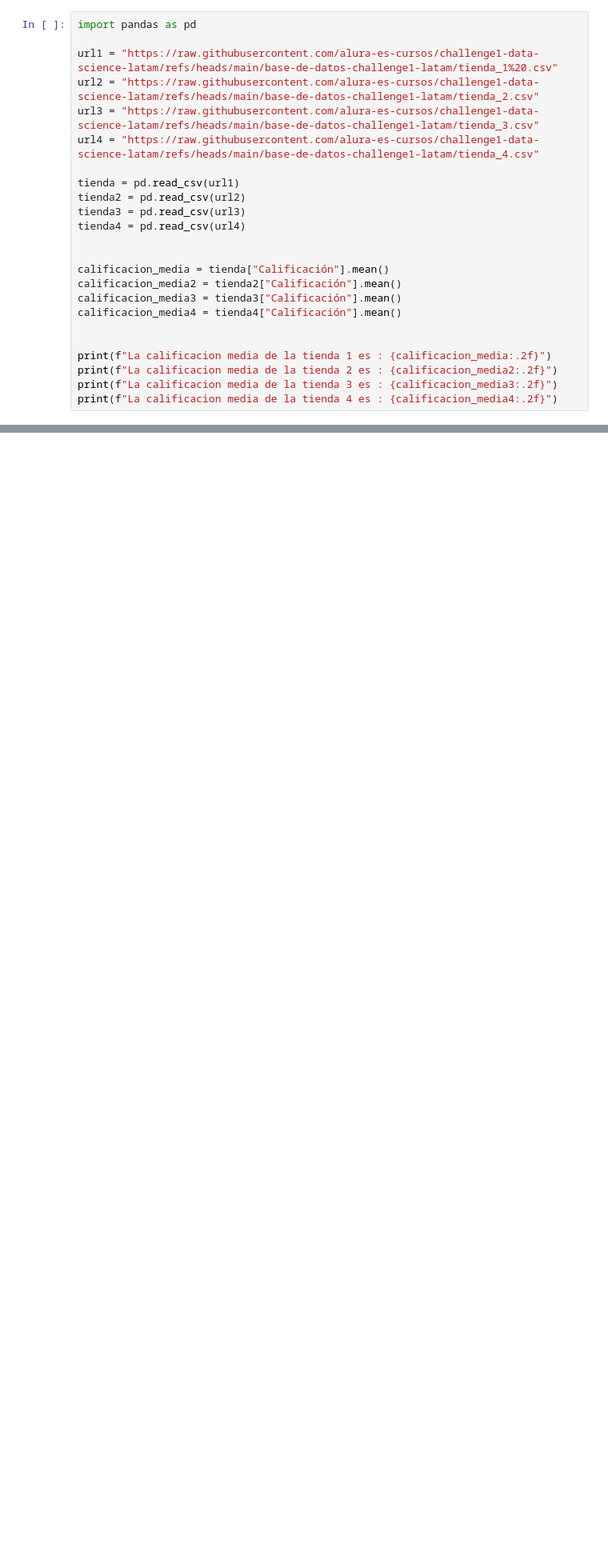
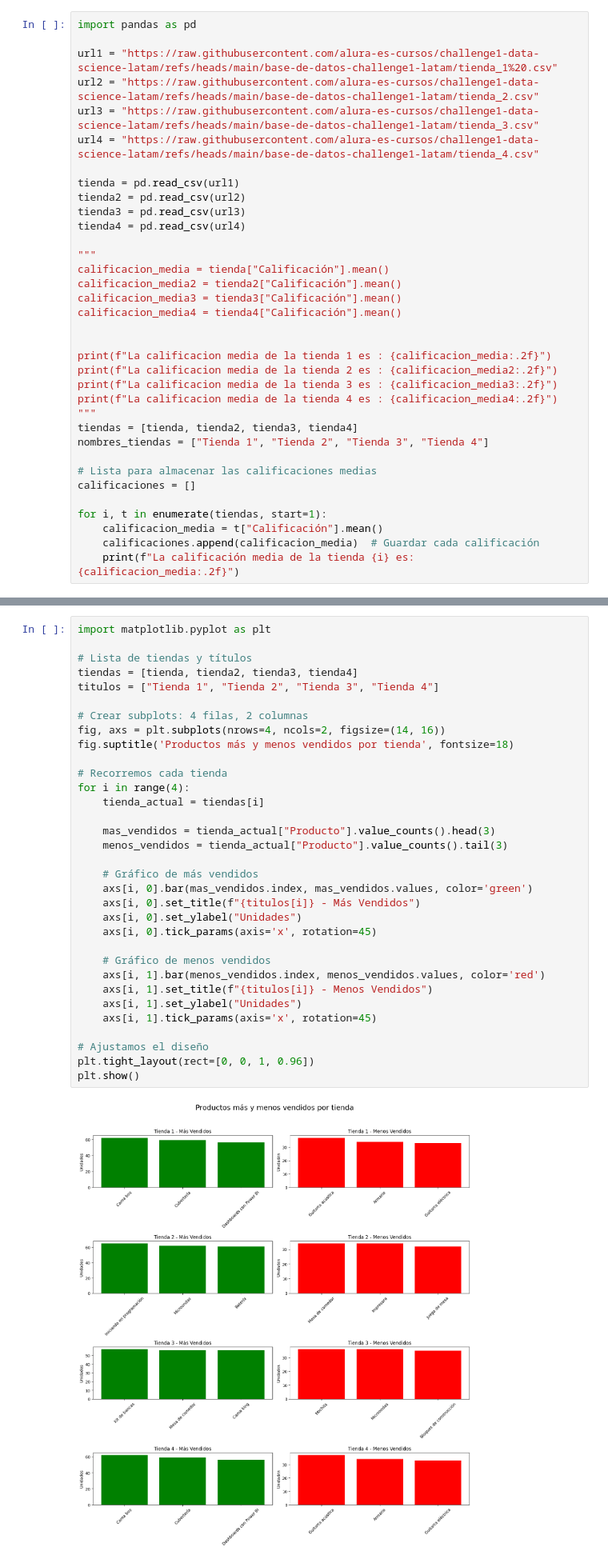
Before and after one commit to Lucas-Jimenez-uribe/alura-store, a Jupyter notebook: AluraStoreLatam.ipynb, the cells around one changed output, grey strips where cells are left out. Shown at 80% size. Saved outputs shown, nothing was run; the diff lists cells and outputs as text; blank space fills up the shorter version.

Commit message:
productos mas o menos vendidos y actulizacion de media de calificaciones

```diff
--- a/AluraStoreLatam.ipynb
+++ b/AluraStoreLatam.ipynb
@@ -163,7 +163,7 @@ tienda2 = pd.read_csv(url2)
 tienda3 = pd.read_csv(url3)
 tienda4 = pd.read_csv(url4)
 
-
+"""
 calificacion_media = tienda["Calificación"].mean()
 calificacion_media2 = tienda2["Calificación"].mean()
 calificacion_media3 = tienda3["Calificación"].mean()
@@ -174,4 +174,15 @@ print(f"La calificacion media de la tienda 1 es : {calificacion_media:.2f}")
 print(f"La calificacion media de la tienda 2 es : {calificacion_media2:.2f}")
 print(f"La calificacion media de la tienda 3 es : {calificacion_media3:.2f}")
 print(f"La calificacion media de la tienda 4 es : {calificacion_media4:.2f}")
+"""
+tiendas = [tienda, tienda2, tienda3, tienda4]
+nombres_tiendas = ["Tienda 1", "Tienda 2", "Tienda 3", "Tienda 4"]
+
+# Lista para almacenar las calificaciones medias
+calificaciones = []
+
+for i, t in enumerate(tiendas, start=1):
+    calificacion_media = t["Calificación"].mean()
+    calificaciones.append(calificacion_media)  # Guardar cada calificación
+    print(f"La calificación media de la tienda {i} es: {calificacion_media:.2f}")
 # %% [output]
@@ -207,2 +252,37 @@ plt.show()
+# %%
+import matplotlib.pyplot as plt
+
+# Lista de tiendas y títulos
+tiendas = [tienda, tienda2, tienda3, tienda4]
+titulos = ["Tienda 1", "Tienda 2", "Tienda 3", "Tienda 4"]
+
+# Crear subplots: 4 filas, 2 columnas
+fig, axs = plt.subplots(nrows=4, ncols=2, figsize=(14, 16))
+fig.suptitle('Productos más y menos vendidos por tienda', fontsize=18)
+
+# Recorremos cada tienda
+for i in range(4):
+    tienda_actual = tiendas[i]
+
+    mas_vendidos = tienda_actual["Producto"].value_counts().head(3)
+    menos_vendidos = tienda_actual["Producto"].value_counts().tail(3)
+
+    # Gráfico de más vendidos
+    axs[i, 0].bar(mas_vendidos.index, mas_vendidos.values, color='green')
+    axs[i, 0].set_title(f"{titulos[i]} - Más Vendidos")
+    axs[i, 0].set_ylabel("Unidades")
+    axs[i, 0].tick_params(axis='x', rotation=45)
+
+    # Gráfico de menos vendidos
+    axs[i, 1].bar(menos_vendidos.index, menos_vendidos.values, color='red')
+    axs[i, 1].set_title(f"{titulos[i]} - Menos Vendidos")
+    axs[i, 1].set_ylabel("Unidades")
+    axs[i, 1].tick_params(axis='x', rotation=45)
+
+# Ajustamos el diseño
+plt.tight_layout(rect=[0, 0, 1, 0.96])
+plt.show()
+# %% [output]
+[figure, added]
 # %% [markdown]
 # 5. Envío promedio por tienda
```
Also changed, not shown: parts of 3 cells of this notebook.
